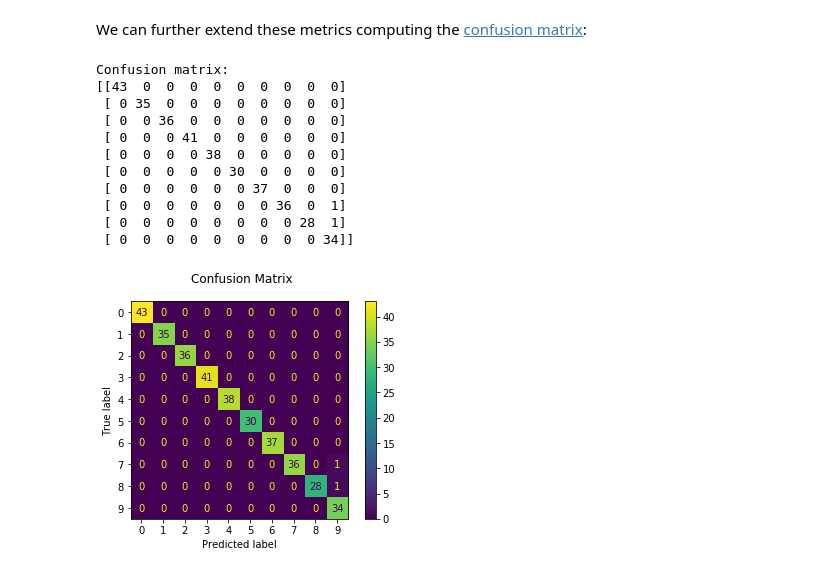
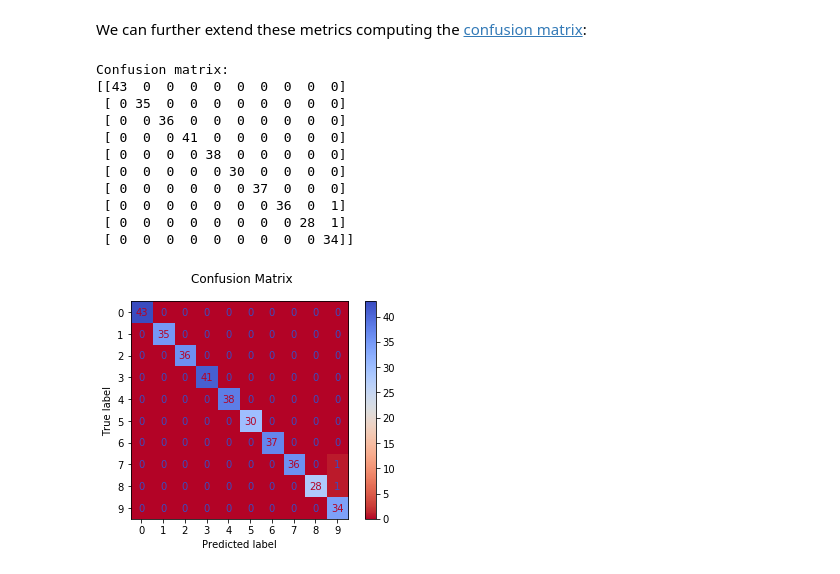
Before and after one commit to manlio99/Materia-de-aprendizaje, a Jupyter notebook: 5_DataMining/2_classification.ipynb, the cells around one changed output. Drawn from its saved outputs; the diff is of its cells as text; code cells hidden in the pictures.

```diff
--- a/5_DataMining/2_classification.ipynb
+++ b/5_DataMining/2_classification.ipynb
@@ -121,19 +121,19 @@ weighted avg       0.99      0.99      0.99       360
 # %% [markdown]
 We can further extend these metrics computing the [confusion matrix](https://scikit-learn.org/stable/modules/generated/sklearn.metrics.plot_confusion_matrix.html):
 # %%
-disp = metrics.plot_confusion_matrix(classifier, X_test, y_test)
+disp = metrics.plot_confusion_matrix(classifier, X_test, y_test, cmap='coolwarm')
 disp.figure_.suptitle("Confusion Matrix")
 print("Confusion matrix:\n%s" % disp.confusion_matrix)
 # %% [output]
 Confusion matrix:
 [[43  0  0  0  0  0  0  0  0  0]
  [ 0 35  0  0  0  0  0  0  0  0]
  [ 0  0 36  0  0  0  0  0  0  0]
  [ 0  0  0 41  0  0  0  0  0  0]
  [ 0  0  0  0 38  0  0  0  0  0]
  [ 0  0  0  0  0 30  0  0  0  0]
  [ 0  0  0  0  0  0 37  0  0  0]
  [ 0  0  0  0  0  0  0 36  0  1]
  [ 0  0  0  0  0  0  0  0 28  1]
  [ 0  0  0  0  0  0  0  0  0 34]]
-[figure, old version]
+[figure, new version]
```
Also changed, not shown: 1 other file.
